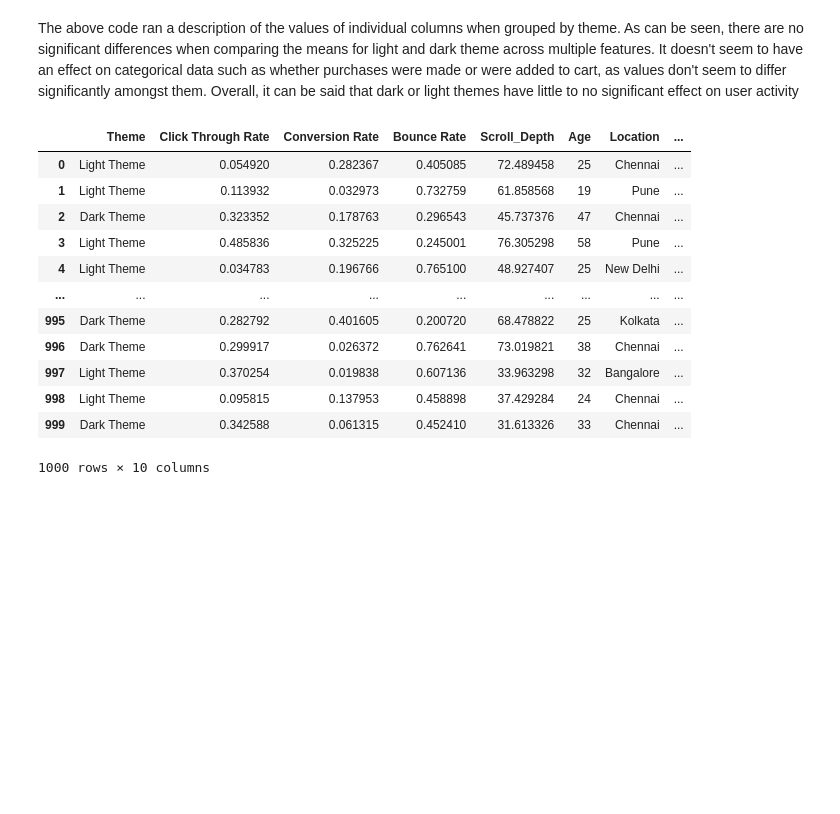
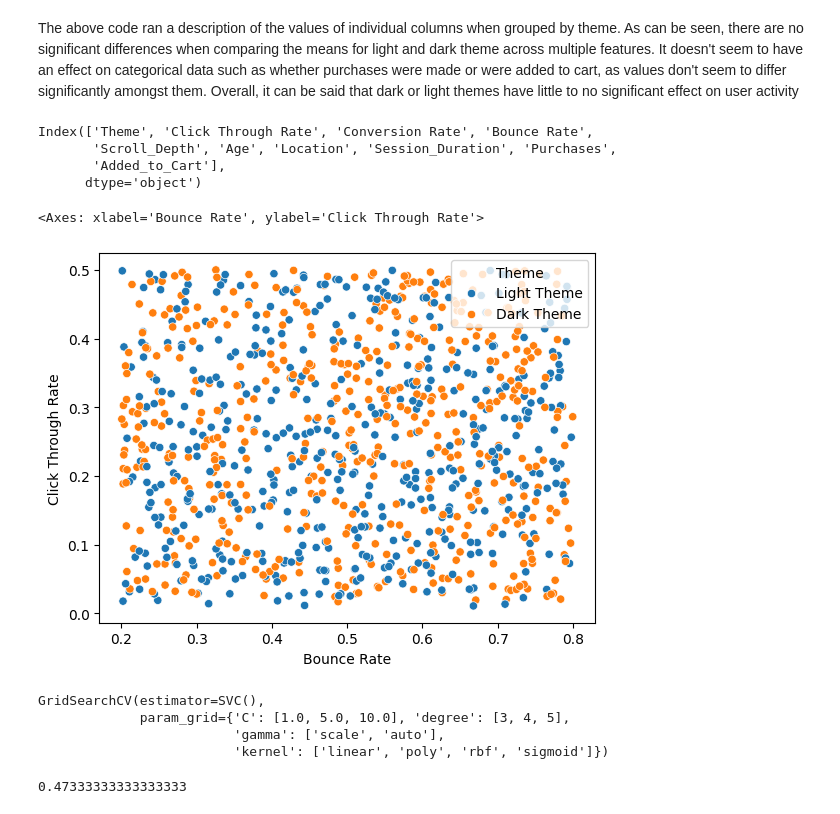
Before and after one commit to PhrogOfTheDay/WebsiteStatisticsAnalysis, a Jupyter notebook: Retention Analysis.ipynb, the cells around one changed output. Saved outputs shown, nothing was run; the diff lists cells and outputs as text; code cells hidden in the pictures; blank space fills up the shorter version.

```diff
--- a/Retention Analysis.ipynb
+++ b/Retention Analysis.ipynb
@@ -187,19 +179,15 @@ Light Theme  Yes        Yes              146
 Name: count, dtype: int64
 # %% [markdown]
 <p>The above code ran a description of the values of individual columns when grouped by theme. As can be seen, there are no significant differences when comparing the means for light and dark theme across multiple features. It doesn't seem to have an effect on categorical data such as whether purchases were made or were added to cart, as values don't seem to differ significantly amongst them. Overall, it can be said that dark or light themes have little to no significant effect on user activity</p>
-# %%
-df
-# %% [output]
-|  | Theme | Click Through Rate | Conversion Rate | Bounce Rate | Scroll_Depth | Age | Location | ... |
-| 0 | Light Theme | 0.054920 | 0.282367 | 0.405085 | 72.489458 | 25 | Chennai | ... |
-| 1 | Light Theme | 0.113932 | 0.032973 | 0.732759 | 61.858568 | 19 | Pune | ... |
-| 2 | Dark Theme | 0.323352 | 0.178763 | 0.296543 | 45.737376 | 47 | Chennai | ... |
-| 3 | Light Theme | 0.485836 | 0.325225 | 0.245001 | 76.305298 | 58 | Pune | ... |
-| 4 | Light Theme | 0.034783 | 0.196766 | 0.765100 | 48.927407 | 25 | New Delhi | ... |
-| ... | ... | ... | ... | ... | ... | ... | ... | ... |
-| 995 | Dark Theme | 0.282792 | 0.401605 | 0.200720 | 68.478822 | 25 | Kolkata | ... |
-| 996 | Dark Theme | 0.299917 | 0.026372 | 0.762641 | 73.019821 | 38 | Chennai | ... |
-| 997 | Light Theme | 0.370254 | 0.019838 | 0.607136 | 33.963298 | 32 | Bangalore | ... |
-| 998 | Light Theme | 0.095815 | 0.137953 | 0.458898 | 37.429284 | 24 | Chennai | ... |
-| 999 | Dark Theme | 0.342588 | 0.061315 | 0.452410 | 31.613326 | 33 | Chennai | ... |
-1000 rows × 10 columns
+# %%
+pd.read_csv('website_ab_test.csv').columns
+# %% [output]
+Index(['Theme', 'Click Through Rate', 'Conversion Rate', 'Bounce Rate',
+       'Scroll_Depth', 'Age', 'Location', 'Session_Duration', 'Purchases',
+       'Added_to_Cart'],
+      dtype='object')
+# %%
+sns.scatterplot(data=df, x='Bounce Rate',y='Click Through Rate', hue='Theme')
+# %% [output]
+<Axes: xlabel='Bounce Rate', ylabel='Click Through Rate'>
+[figure, added]
@@ -205,0 +206,12 @@ df
+# %%
+cv = GridSearchCV(svm.SVC(), params)
+cv.fit(X_train, y_train)
+# %% [output]
+GridSearchCV(estimator=SVC(),
+             param_grid={'C': [1.0, 5.0, 10.0], 'degree': [3, 4, 5],
+                         'gamma': ['scale', 'auto'],
+                         'kernel': ['linear', 'poly', 'rbf', 'sigmoid']})
+# %%
+cv.score(X_test,y_test)
+# %% [output]
+0.47333333333333333
```
Also changed, not shown: parts of 35 cells of this notebook.
